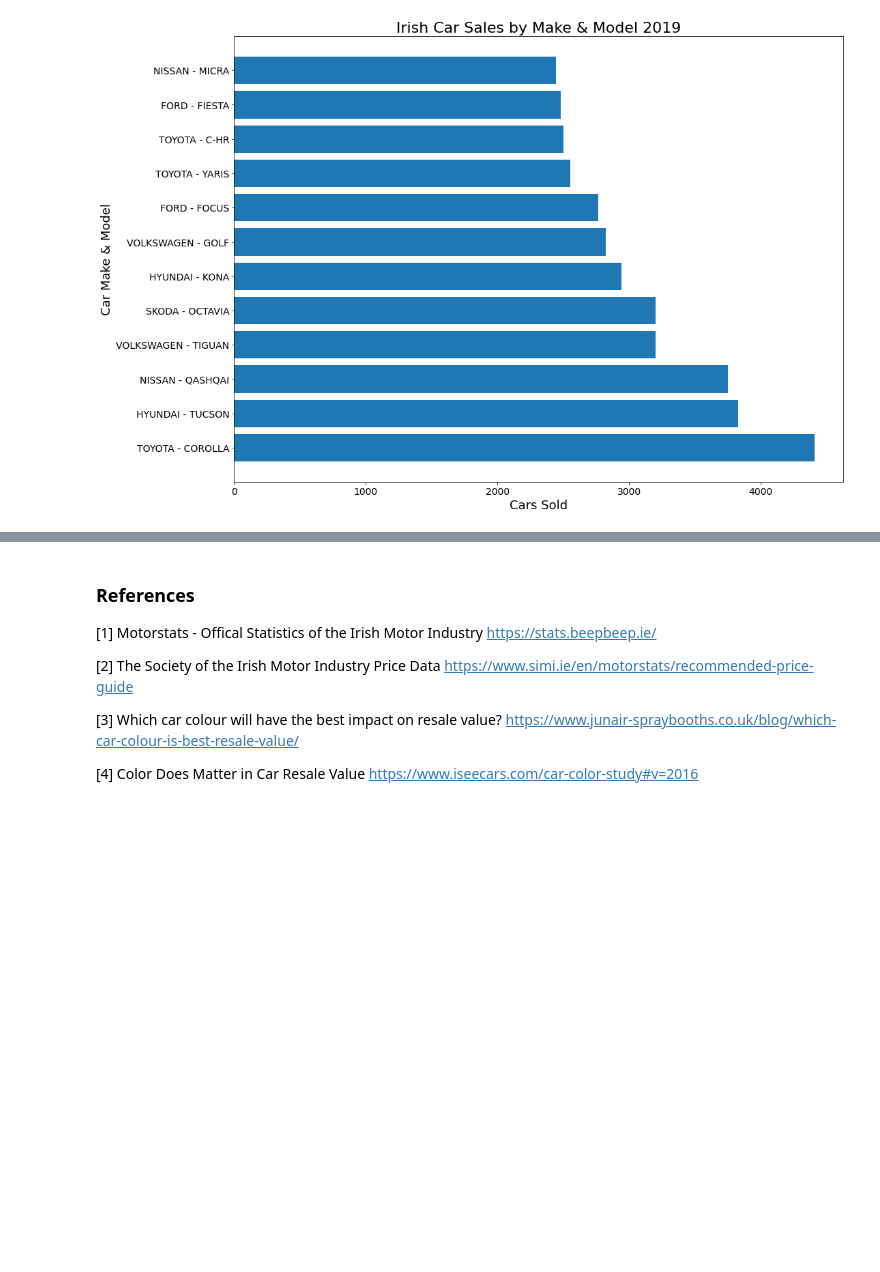
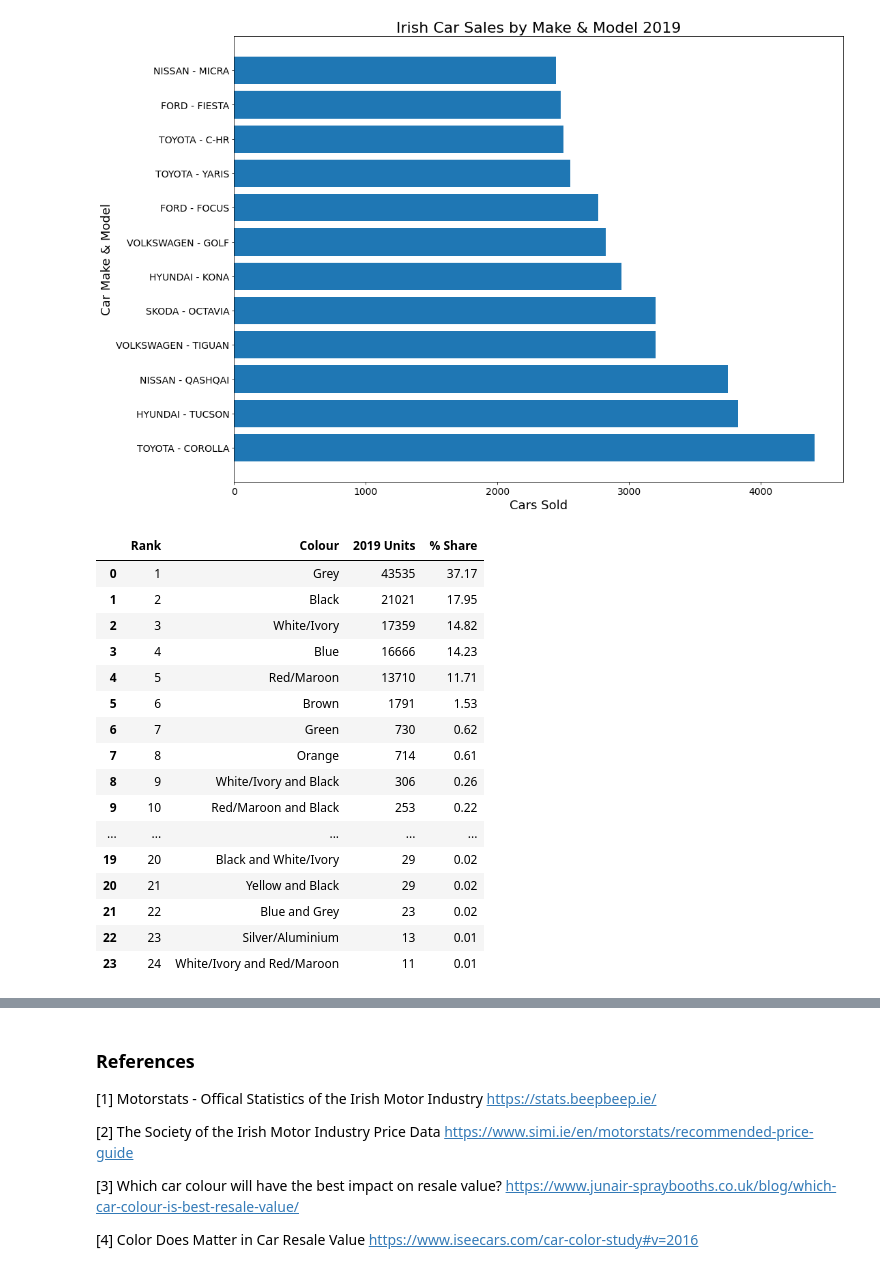
Before and after one commit to danielmccallion/Programming_for_Data_Analysis-Project, a Jupyter notebook: Project.ipynb, the cells around one changed output, grey strips where cells are left out. Cells and saved outputs as stored; diff of their text form; code cells hidden in the pictures; blank space fills up the shorter version.

```diff
--- a/Project.ipynb
+++ b/Project.ipynb
@@ -172,0 +175,20 @@ Text(0.5, 1.0, 'Irish Car Sales by Make & Model 2019')
+# %%
+colour_sales_df
+# %% [output]
+|  | Rank | Colour | 2019 Units | % Share |
+| 0 | 1 | Grey | 43535 | 37.17 |
+| 1 | 2 | Black | 21021 | 17.95 |
+| 2 | 3 | White/Ivory | 17359 | 14.82 |
+| 3 | 4 | Blue | 16666 | 14.23 |
+| 4 | 5 | Red/Maroon | 13710 | 11.71 |
+| 5 | 6 | Brown | 1791 | 1.53 |
+| 6 | 7 | Green | 730 | 0.62 |
+| 7 | 8 | Orange | 714 | 0.61 |
+| 8 | 9 | White/Ivory and Black | 306 | 0.26 |
+| 9 | 10 | Red/Maroon and Black | 253 | 0.22 |
+| ... | ... | ... | ... | ... |
+| 19 | 20 | Black and White/Ivory | 29 | 0.02 |
+| 20 | 21 | Yellow and Black | 29 | 0.02 |
+| 21 | 22 | Blue and Grey | 23 | 0.02 |
+| 22 | 23 | Silver/Aluminium | 13 | 0.01 |
+| 23 | 24 | White/Ivory and Red/Maroon | 11 | 0.01 |
```
Also changed, not shown: parts of 3 cells of this notebook.
